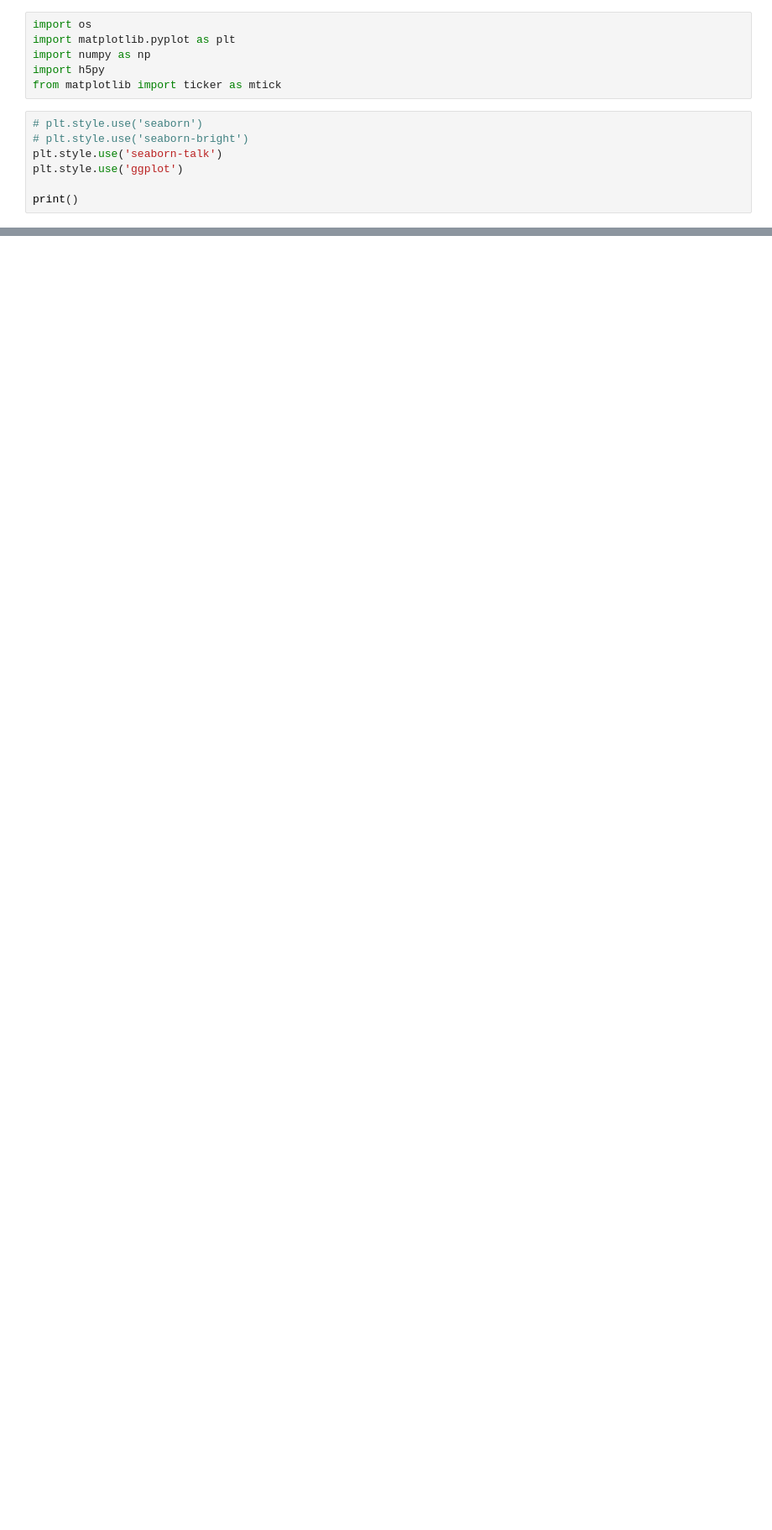
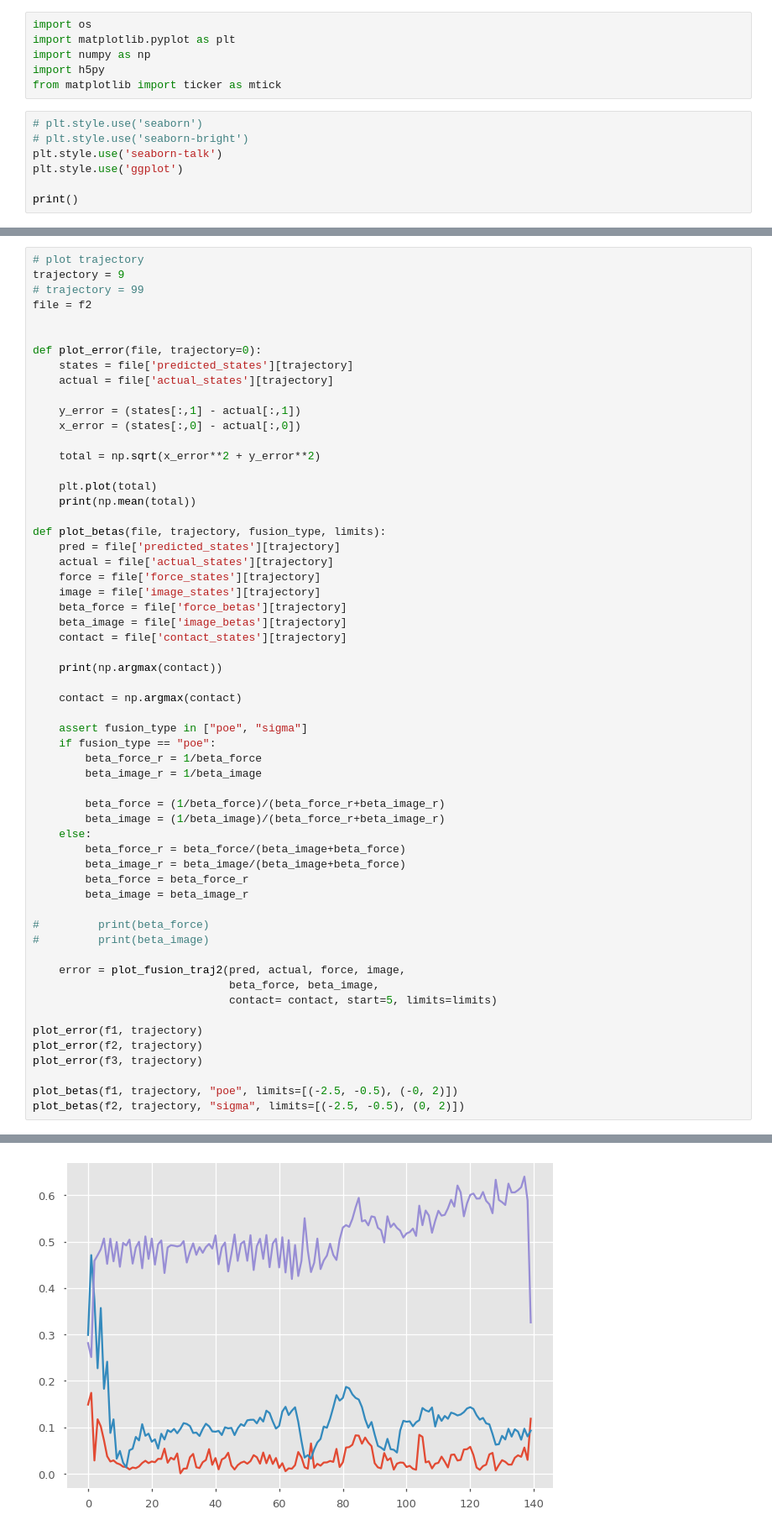
Before and after one commit to HaoWen470/crossmodal_filtering1, a Jupyter notebook: plot_curves.ipynb, the cells around one changed output, grey strips where cells are left out. Shown at 84% size. Saved outputs shown, nothing was run; the diff lists cells and outputs as text; blank space fills up the shorter version.

```diff
--- a/plot_curves.ipynb
+++ b/plot_curves.ipynb
@@ -20,0 +24,59 @@ f = h5py.File("rollout/fusion_sigma_final_1.h5", 'r')
+# %%
+# plot trajectory
+trajectory = 9
+# trajectory = 99
+file = f2
+
+
+def plot_error(file, trajectory=0):
+    states = file['predicted_states'][trajectory]
+    actual = file['actual_states'][trajectory]
+
+    y_error = (states[:,1] - actual[:,1])
+    x_error = (states[:,0] - actual[:,0])
+
+    total = np.sqrt(x_error**2 + y_error**2)
+
+    plt.plot(total)
+    print(np.mean(total))
+
+def plot_betas(file, trajectory, fusion_type, limits):
+    pred = file['predicted_states'][trajectory]
+    actual = file['actual_states'][trajectory]
+    force = file['force_states'][trajectory]
+    image = file['image_states'][trajectory]
+    beta_force = file['force_betas'][trajectory]
+    beta_image = file['image_betas'][trajectory]
+    contact = file['contact_states'][trajectory]
+
+    print(np.argmax(contact))
+
+    contact = np.argmax(contact)
+
+    assert fusion_type in ["poe", "sigma"]
+    if fusion_type == "poe":
+        beta_force_r = 1/beta_force
+        beta_image_r = 1/beta_image
+
+        beta_force = (1/beta_force)/(beta_force_r+beta_image_r)
+        beta_image = (1/beta_image)/(beta_force_r+beta_image_r)
+    else:
+        beta_force_r = beta_force/(beta_image+beta_force)
+        beta_image_r = beta_image/(beta_image+beta_force)
+        beta_force = beta_force_r
+        beta_image = beta_image_r
+
+#         print(beta_force)
+#         print(beta_image)
+
+    error = plot_fusion_traj2(pred, actual, force, image,
+                              beta_force, beta_image,
+                              contact= contact, start=5, limits=limits)
+
+plot_error(f1, trajectory)
+plot_error(f2, trajectory)
+plot_error(f3, trajectory)
+
+plot_betas(f1, trajectory, "poe", limits=[(-2.5, -0.5), (-0, 2)])
+plot_betas(f2, trajectory, "sigma", limits=[(-2.5, -0.5), (0, 2)])
+# %% [output]
@@ -20,0 +88 @@ f = h5py.File("rollout/fusion_sigma_final_1.h5", 'r')
+[figure, added]
```
Also changed, not shown: parts of 20 cells of this notebook.
